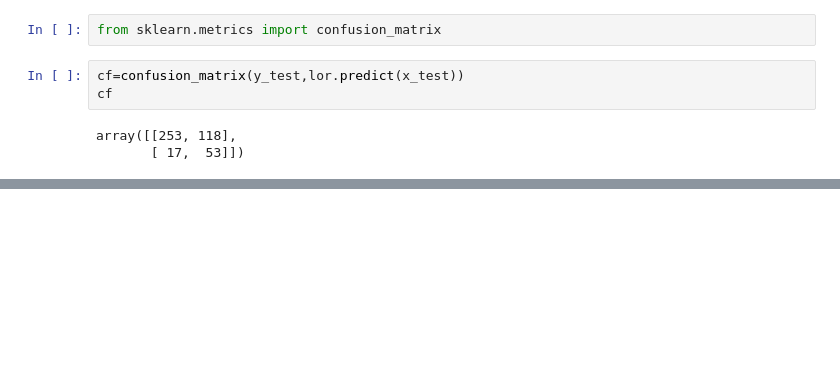
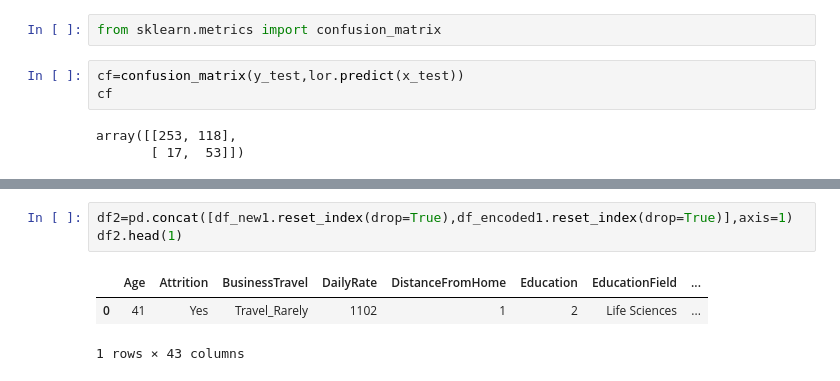
Before and after one commit to YashBhushanPandey042/IBM-Attrition-prediction, a Jupyter notebook: MiniModel.ipynb, the cells around one changed output, grey strips where cells are left out. Drawn from its saved outputs; the diff is of its cells as text; blank space fills up the shorter version.

```diff
--- a/MiniModel.ipynb
+++ b/MiniModel.ipynb
@@ -167,0 +212,7 @@ array([[253, 118],
+# %%
+df2=pd.concat([df_new1.reset_index(drop=True),df_encoded1.reset_index(drop=True)],axis=1)
+df2.head(1)
+# %% [output]
+|  | Age | Attrition | BusinessTravel | DailyRate | DistanceFromHome | Education | EducationField | ... |
+| 0 | 41 | Yes | Travel_Rarely | 1102 | 1 | 2 | Life Sciences | ... |
+1 rows × 43 columns
```
Also changed, not shown: parts of 20 cells of this notebook.
